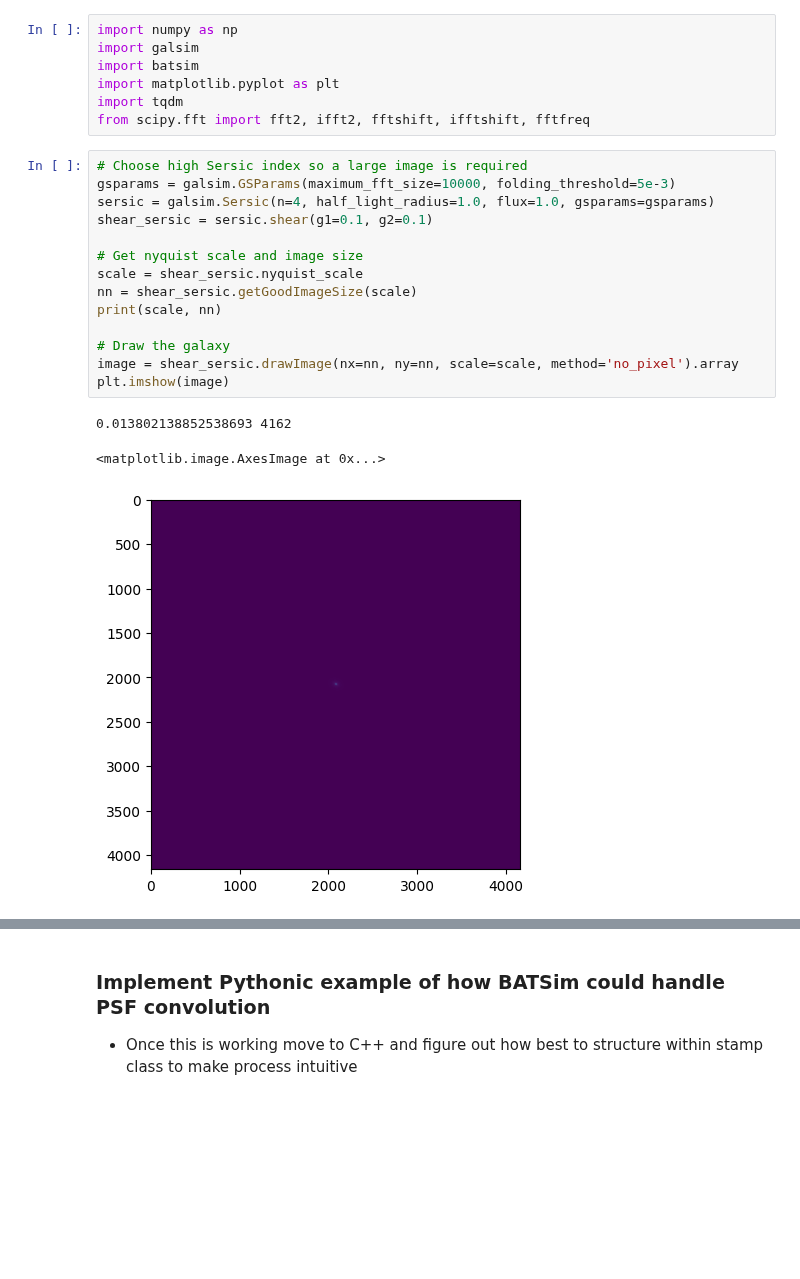
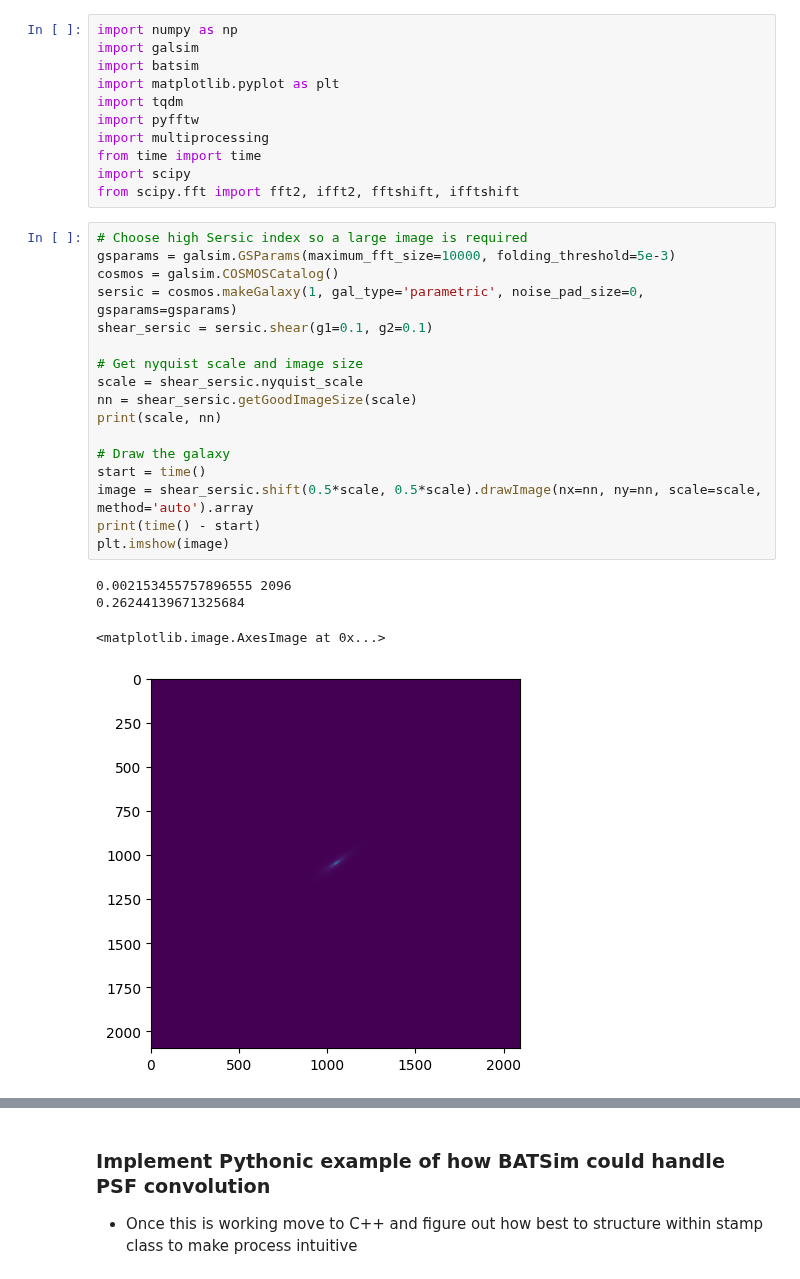
Before and after one commit to CMacM/BATSim, a Jupyter notebook: notebooks/dev/scipy_psf_conv.ipynb, the cells around one changed output, grey strips where cells are left out. Drawn from its saved outputs; the diff is of its cells as text; blank space fills up the shorter version.

```diff
--- a/notebooks/dev/scipy_psf_conv.ipynb
+++ b/notebooks/dev/scipy_psf_conv.ipynb
@@ -4,22 +4,30 @@ import galsim
 import batsim
 import matplotlib.pyplot as plt
 import tqdm
-from scipy.fft import fft2, ifft2, fftshift, ifftshift, fftfreq
+import pyfftw
+import multiprocessing
+from time import time
+import scipy
+from scipy.fft import fft2, ifft2, fftshift, ifftshift
 # %%
 # Choose high Sersic index so a large image is required
 gsparams = galsim.GSParams(maximum_fft_size=10000, folding_threshold=5e-3)
-sersic = galsim.Sersic(n=4, half_light_radius=1.0, flux=1.0, gsparams=gsparams)
+cosmos = galsim.COSMOSCatalog()
+sersic = cosmos.makeGalaxy(1, gal_type='parametric', noise_pad_size=0, gsparams=gsparams)
 shear_sersic = sersic.shear(g1=0.1, g2=0.1)
 
 # Get nyquist scale and image size
 scale = shear_sersic.nyquist_scale
 nn = shear_sersic.getGoodImageSize(scale)
 print(scale, nn)
 
 # Draw the galaxy
-image = shear_sersic.drawImage(nx=nn, ny=nn, scale=scale, method='no_pixel').array
+start = time()
+image = shear_sersic.shift(0.5*scale, 0.5*scale).drawImage(nx=nn, ny=nn, scale=scale, method='auto').array
+print(time() - start)
 plt.imshow(image)
 # %% [output]
-0.013802138852538693 4162
+0.002153455757896555 2096
+0.26244139671325684
 <matplotlib.image.AxesImage at 0x...>
-[figure, old version]
+[figure, new version]
```
Also changed, not shown: parts of 7 cells of this notebook, 4 other files.
